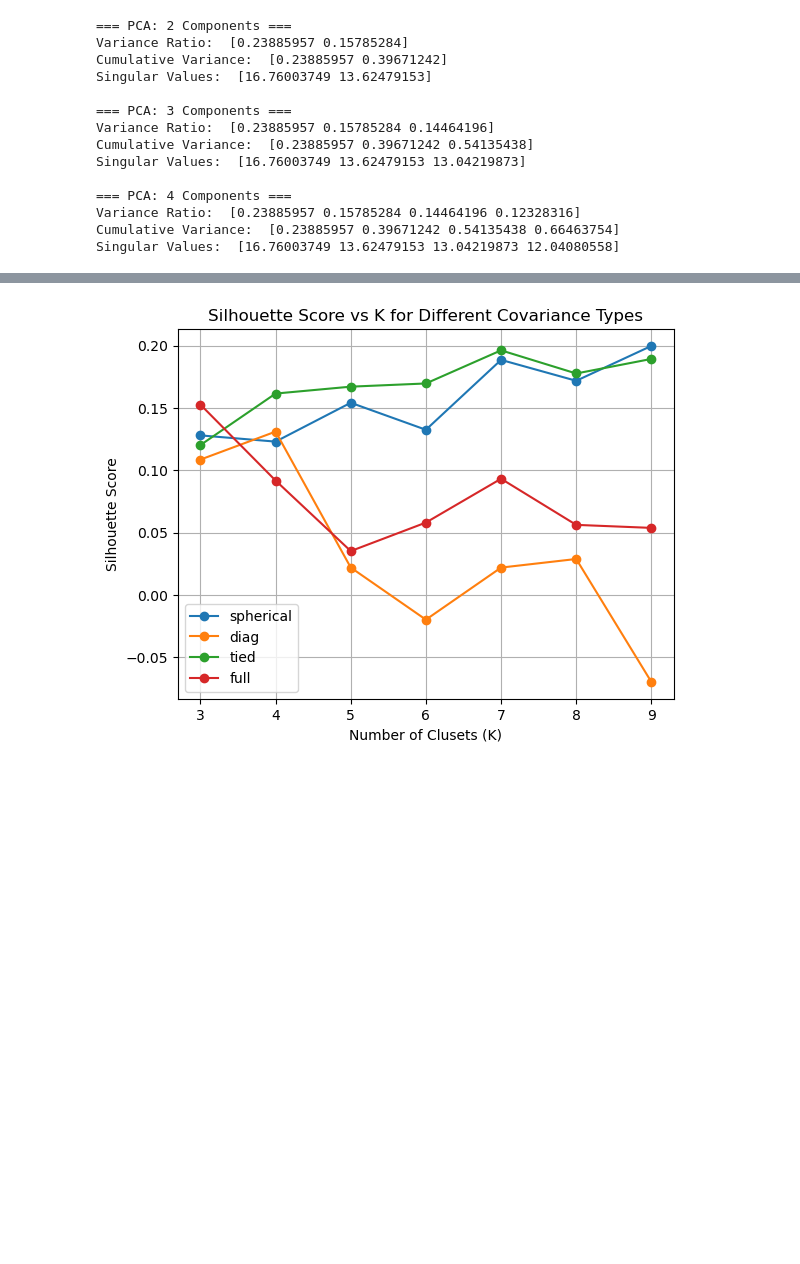
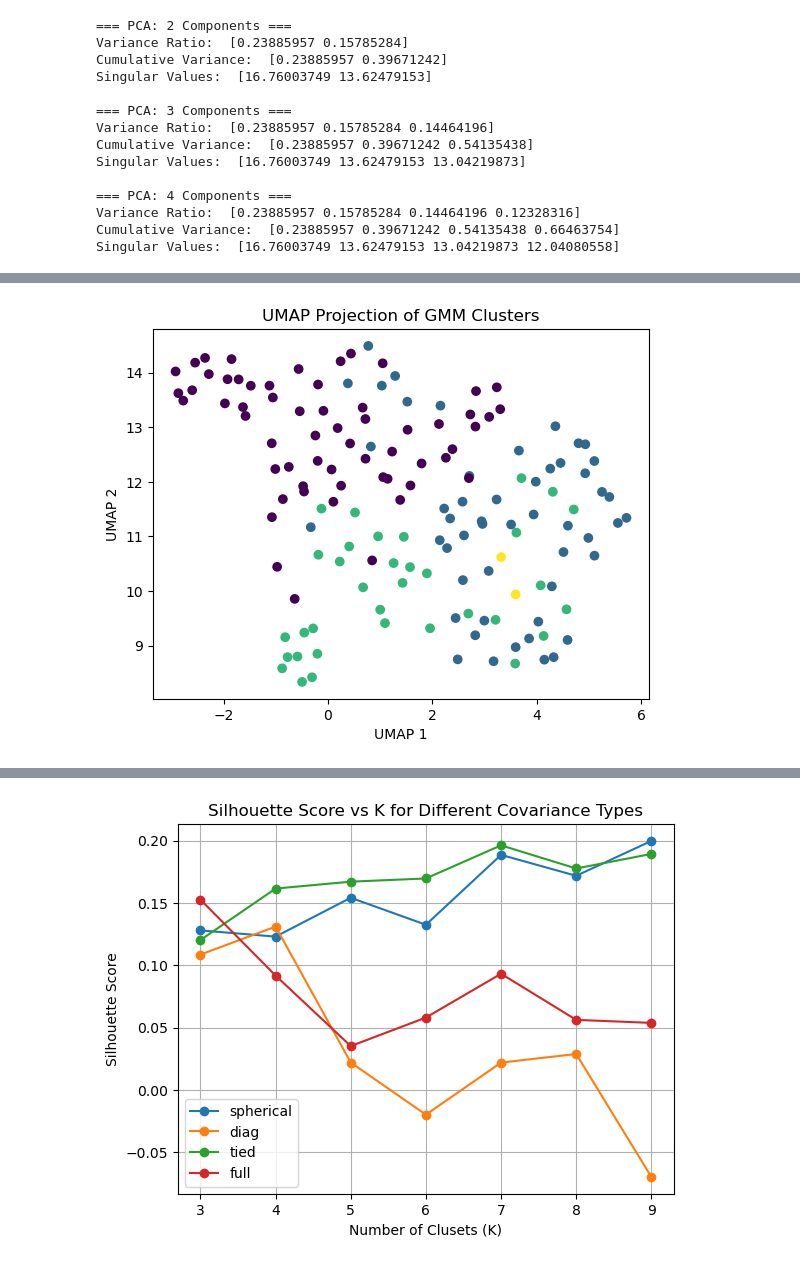
Before and after one commit to ChronoQuest/ChronoQuest1, a Jupyter notebook: Assets/Scripts/Final Boss ML/gmm_model_visualisation.ipynb, the cells around one changed output, grey strips where cells are left out. Cells and saved outputs as stored; diff of their text form; code cells hidden in the pictures; blank space fills up the shorter version.

Commit message:
trustworthiness, silhouette & db index metrics

```diff
--- a/Assets/Scripts/Final Boss ML/gmm_model_visualisation.ipynb
+++ b/Assets/Scripts/Final Boss ML/gmm_model_visualisation.ipynb
@@ -11,9 +11,12 @@ from scipy.stats import norm
 from sklearn.decomposition import PCA
 from sklearn.mixture import GaussianMixture
 from sklearn.metrics import silhouette_score
+from sklearn.metrics import davies_bouldin_score
 from sklearn.manifold import TSNE
 from sklearn.manifold import trustworthiness
 
+RUN_EXPERIMENTS = False
+
 X_scaled, scaler, df, feature_names = preprocess(return_df=True)
 df_numeric = df[feature_names]
 # %% [output]
@@ -123,6 +126,15 @@ labels = gmm.fit_predict(X_scaled)
 
 pca_2d = PCA(n_components=2)
 X_pca = pca_2d.fit_transform(X_scaled)
+
+trust_score = trustworthiness(X_scaled, X_pca, n_neighbors=10)
+silhouette_score_pca = silhouette_score(X_pca, labels)
+d_b_index_pca = davies_bouldin_score(X_pca, labels)
+
+print(f"\nMetrics")
+print("Trustworthiness: ", trust_score)
+print("Silhouette Score: ", silhouette_score_pca)
+print("DB Index: ", d_b_index_pca)
 
 plt.scatter(X_pca[:, 0], X_pca[:, 1], c=labels)
 plt.title("PCA of Player Behaviour Clusters - 2 Components")
@@ -143,6 +155,4 @@ ax.set_ylabel("PC2")
 ax.set_zlabel("PC3")
 ax.set_title("PCA of Player Behaviour Clusters - 3 Components")
 plt.show()
-
-# TODO: print silhouette score, DB index and trustworthiness for final PCA parameters
 # %% [output]
@@ -151,34 +165,51 @@ plt.show()
 # %%
 # --- umap for cluster visualisation ---
 neighbours = [5, 15, 30]
-distance = [0.1, 0.25, 0.5]
-trust_scores = []
+distance = [0.1, 0.5]
 
-for n in [5, 15, 30]:
-    for d in [0.1, 0.5]:
-        umap_model = umap.UMAP(
-            n_neighbors=n,
-            min_dist=d,
-            n_components=2,
-            random_state=42
-        )
+if RUN_EXPERIMENTS:
+    for n in neighbours:
+            for d in distance:
+                umap_model = umap.UMAP(
+                    n_neighbors=n,
+                    min_dist=d,
+                    n_components=2,
+                    random_state=42
+                )
 
-        X_umap = umap_model.fit_transform(X_scaled)
+                X_umap = umap_model.fit_transform(X_scaled)
 
-        # metrics
-        # TODO: make this output more readable
-        trust_score = trustworthiness(X_scaled, X_umap, n_neighbors=10)
-        trust_scores.append(trust_score)
+                # -- metrics --
+                trust_score = trustworthiness(X_scaled, X_umap, n_neighbors=n)
+                print("Trusthworthiness: ", trust_score)
 
-        # TODO: add silhouette score, looks at separabiltiy of clusters
-        # TODO: add DB index
+                silhouette_score_umap = silhouette_score(X_umap, labels)
+                print("Silhouette Score: ", silhouette_score_umap)
 
-        plt.figure()
-        plt.scatter(X_umap[:, 0], X_umap[:, 1], c=labels)
-        plt.xlabel("UMAP 1")
-        plt.ylabel("UMAP 2")
-        plt.title(f"UMAP Projection (n_neighbours={n}, min_dist={d})")
-        plt.show()
+                d_b_score = davies_bouldin_score(X_umap, labels)
+                print("Davies Bouldin Index: ", d_b_score)
 
-print(trust_scores)
+                plt.figure()
+                plt.scatter(X_umap[:, 0], X_umap[:, 1], c=labels)
+                plt.xlabel("UMAP 1")
+                plt.ylabel("UMAP 2")
+                plt.title(f"UMAP Projection (n_neighbours={n}, min_dist={d})")
+                plt.show()
+
+# final umap and plot
+final_umap_model = umap.UMAP(
+    n_neighbors=30,
+    min_dist=0.5,
+    n_components=2,
+    random_state=42
+)
+
+X_final_umap = final_umap_model.fit_transform(X_scaled)
+
+plt.figure()
+plt.scatter(X_final_umap[:, 0], X_final_umap[:, 1], c=labels)
+plt.xlabel("UMAP 1")
+plt.ylabel("UMAP 2")
+plt.title(f"UMAP Projection of GMM Clusters")
+plt.show()
 # %% [output]
@@ -186,3 +216,4 @@ TypeError: missing a required argument: 'X_embedded'
+[figure, added]
 # %%
 # --- tsne for cluster visualisation ---
 # running through different perplexity values
```
Also changed, not shown: parts of 3 cells of this notebook.
